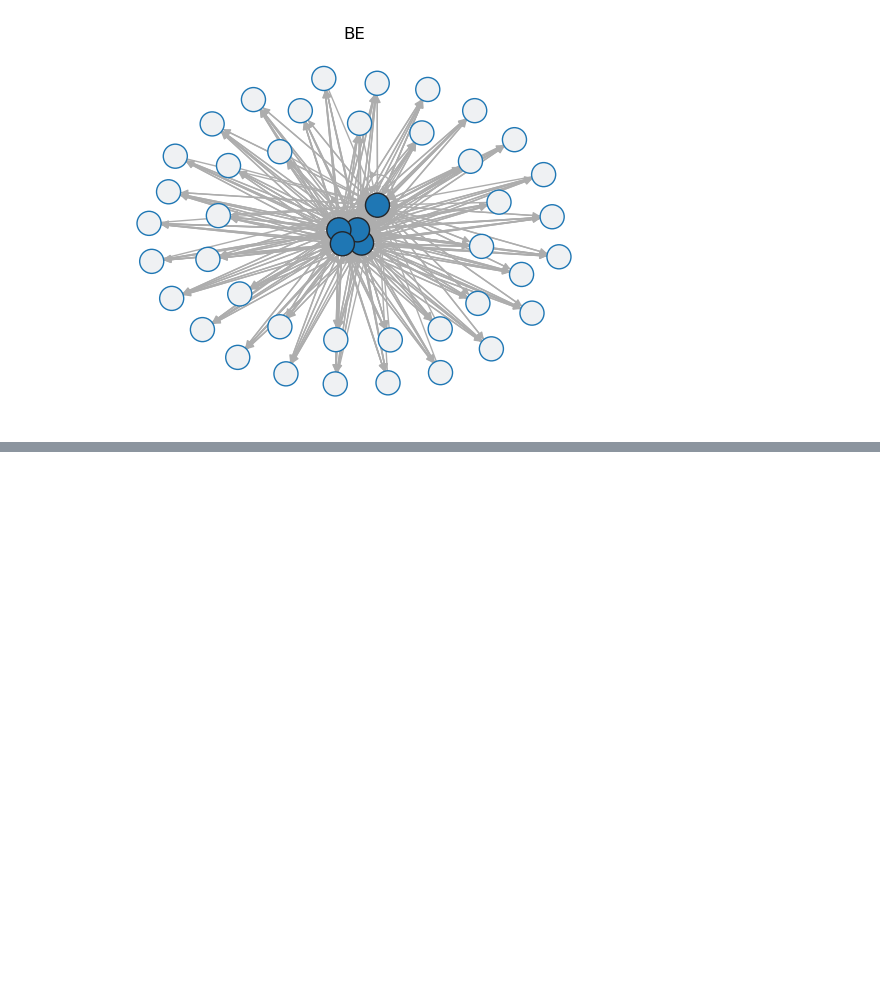
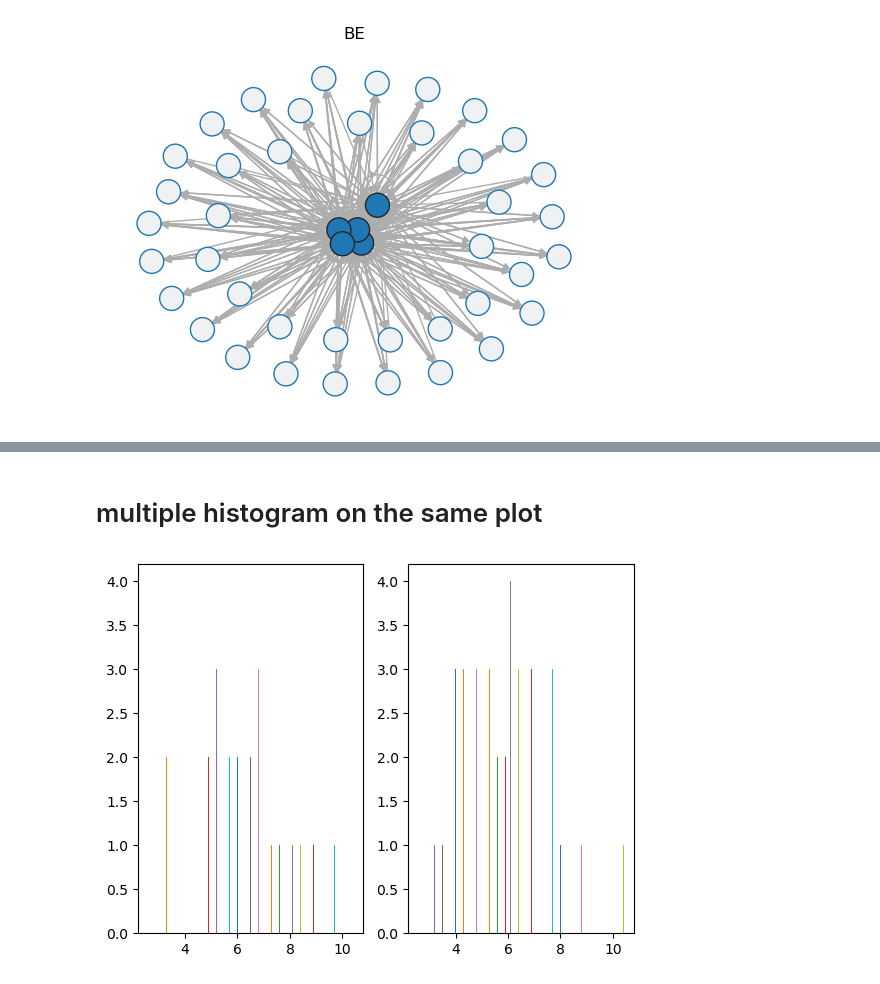
Before and after one commit to Victor-Le-Coz/secured_interbank_network_public, a Jupyter notebook: tools.ipynb, the cells around one changed output, grey strips where cells are left out. Saved outputs shown, nothing was run; the diff lists cells and outputs as text; code cells hidden in the pictures; blank space fills up the shorter version.

```diff
--- a/tools.ipynb
+++ b/tools.ipynb
@@ -1122,0 +1189,22 @@ for algo in par.cp_algos:
+# %% [markdown]
+# multiple histogram on the same plot
+# %%
+from matplotlib import pyplot as plt
+
+fig, (ax1,ax2) = plt.subplots(1,2)
+pos = 0
+width = 0.2
+for  i in range(10):
+    binary_adj = np.random.randint(0,2,(10,10))
+    bank_network = nx.from_numpy_array(
+                binary_adj,
+                parallel_edges=False,
+                create_using=nx.DiGraph,
+            )  # first define a networkx object.
+    ar_in_degree = np.array(bank_network.in_degree())[:,1]
+    hist = np.unique(ar_in_degree, return_counts=True)
+    ax1.bar(hist[0] + pos, hist[1], width=0.01)
+    ax2.bar(hist[0] + pos, hist[1], width=0.01)
+    pos = pos +width +0.1
+# %% [output]
+[figure, added]
```
Also changed, not shown: parts of 16 cells of this notebook, 3 other files.
